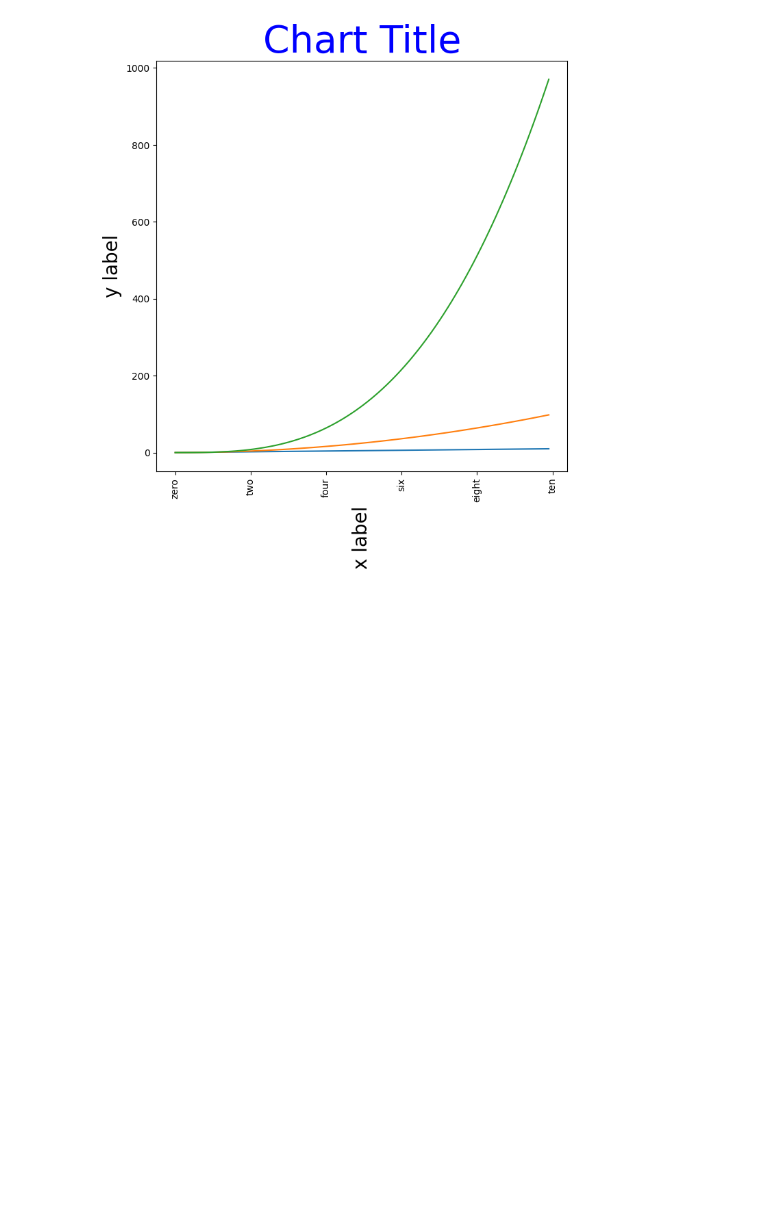
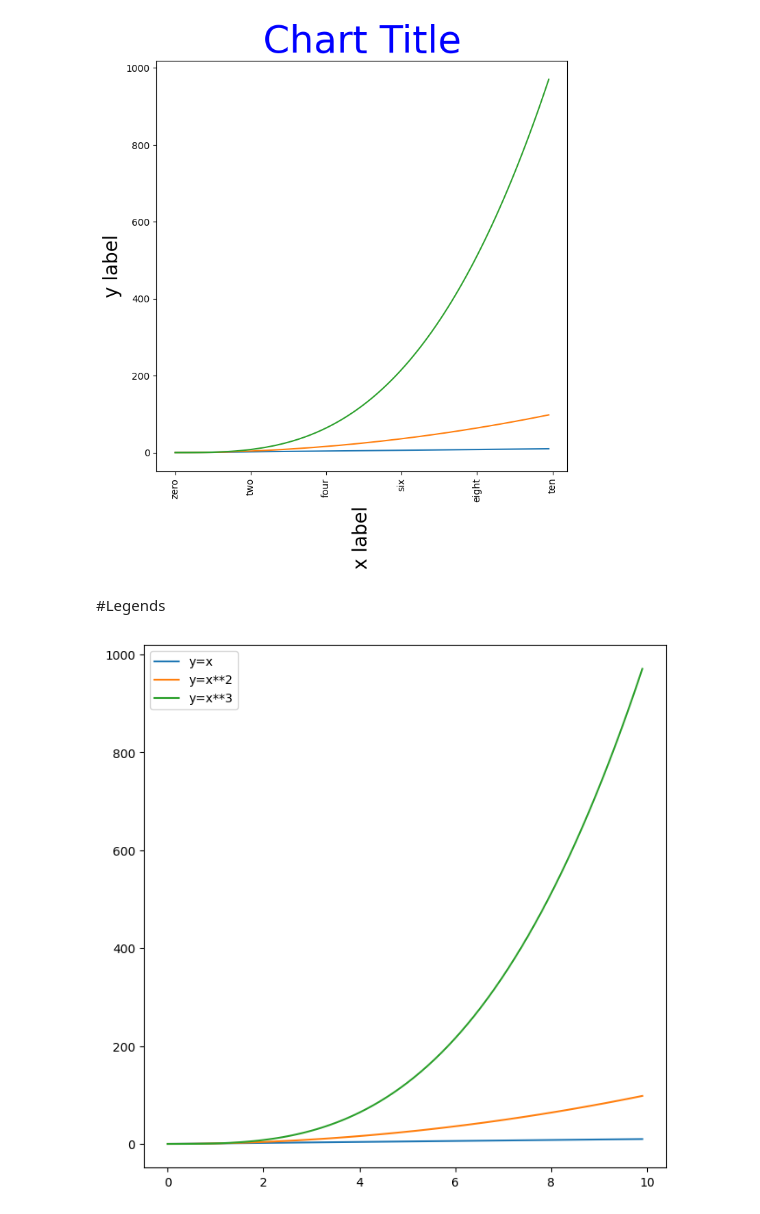
Before and after one commit to KeerthanaSistla/Python-for-Data-Analysis-Visualization, a Jupyter notebook: Styles_and_Presentation.ipynb, the cells around one changed output. Drawn from its saved outputs; the diff is of its cells as text; code cells hidden in the pictures; blank space fills up the shorter version.

```diff
--- a/Styles_and_Presentation.ipynb
+++ b/Styles_and_Presentation.ipynb
@@ -149,3 +149,18 @@ WARNING:matplotlib.font_manager:findfont: Font family 'Times New Roman' not foun
 WARNING:matplotlib.font_manager:findfont: Font family 'Helvetica' not found.
 WARNING:matplotlib.font_manager:findfont: Font family 'Arial' not found.
 [figure]
+# %% [markdown]
+#Legends
+# %%
+fig = plt.figure(figsize = (6,6))
+ax1 = fig.add_axes([0,0,1,1])
+
+ax1.plot(x,y1, label='y=x')
+ax1.plot(x,y2, label='y=x**2')
+ax1.plot(x,y3, label='y=x**3')
+
+plt.legend()
+
+plt.show()
+# %% [output]
+[figure, added]
```
Also changed, not shown: parts of 5 cells of this notebook.
